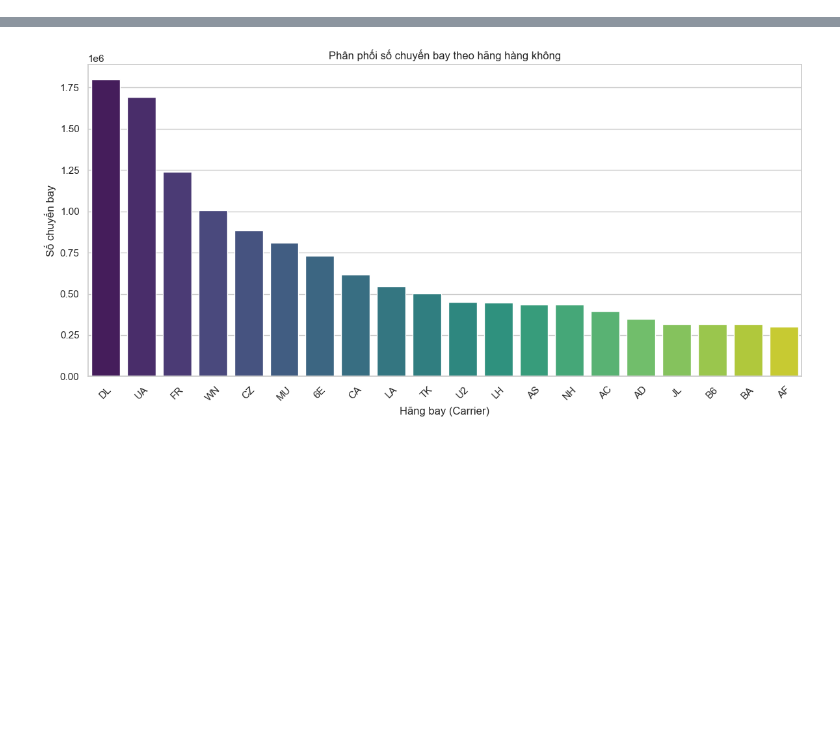
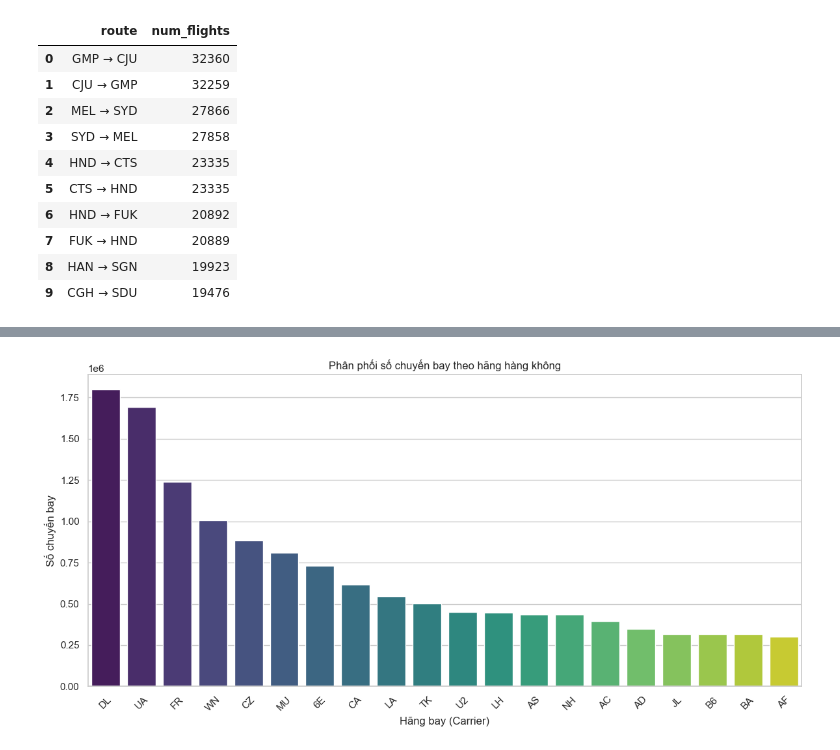
Before and after one commit to nmkhan9/dll, a Jupyter notebook: visualization_data.ipynb, the cells around one changed output, grey strips where cells are left out. Cells and saved outputs as stored; diff of their text form; code cells hidden in the pictures; blank space fills up the shorter version.

```diff
--- a/visualization_data.ipynb
+++ b/visualization_data.ipynb
@@ -15,0 +48,23 @@ client = bigquery.Client.from_service_account_json(key)
+# %%
+query = """
+SELECT CONCAT(origin, ' → ', destination) AS route, COUNT(*) AS num_flights
+FROM `bigquery-public-data.travel_impact_model.flights_impact_data`
+GROUP BY route
+ORDER BY num_flights DESC
+LIMIT 10
+
+"""
+df_2 = client.query(query).to_dataframe()
+df_2
+# %% [output]
+|  | route | num_flights |
+| 0 | GMP → CJU | 32360 |
+| 1 | CJU → GMP | 32259 |
+| 2 | MEL → SYD | 27866 |
+| 3 | SYD → MEL | 27858 |
+| 4 | HND → CTS | 23335 |
+| 5 | CTS → HND | 23335 |
+| 6 | HND → FUK | 20892 |
+| 7 | FUK → HND | 20889 |
+| 8 | HAN → SGN | 19923 |
+| 9 | CGH → SDU | 19476 |
```
Also changed, not shown: parts of 3 cells of this notebook, 1 other file.
